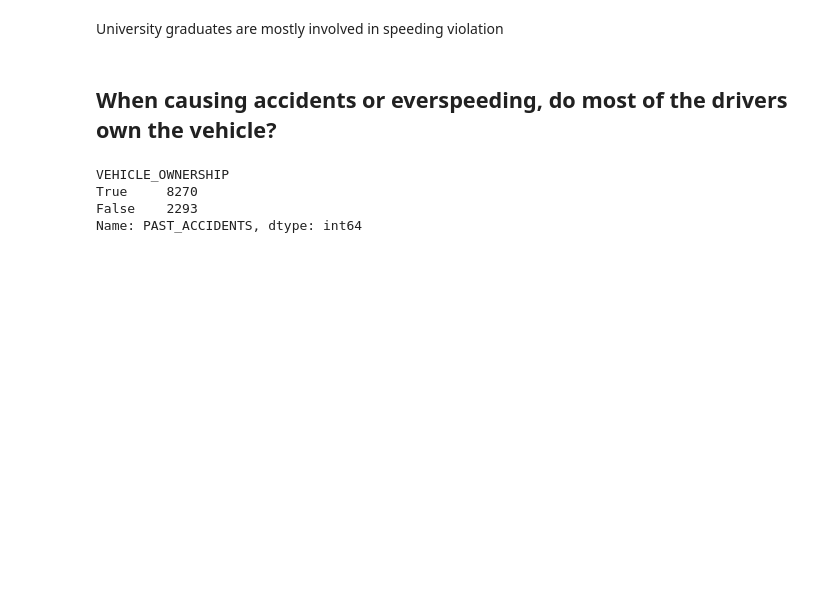
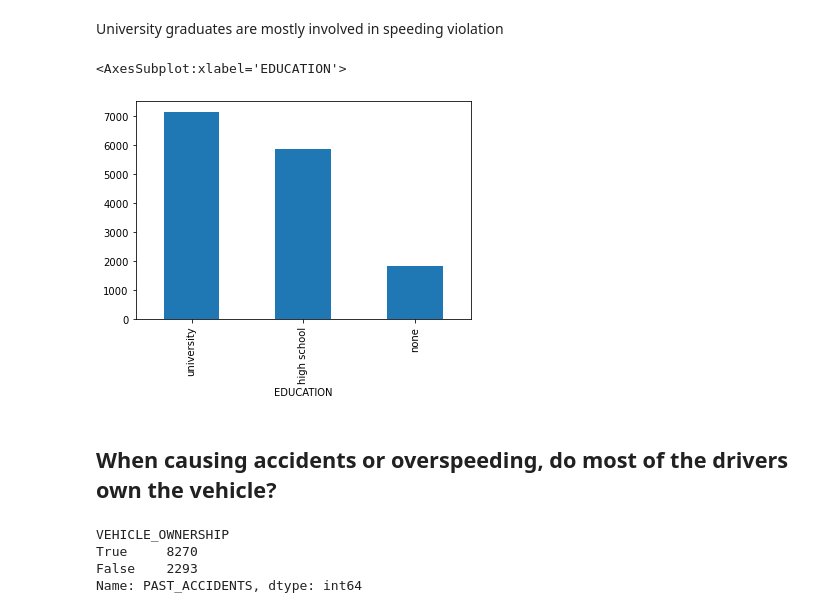
Before and after one commit to mbururyan/Road-Accidents-KE, a Jupyter notebook: Road_Accidents.ipynb, the cells around one changed output. Cells and saved outputs as stored; diff of their text form; code cells hidden in the pictures; blank space fills up the shorter version.

```diff
--- a/Road_Accidents.ipynb
+++ b/Road_Accidents.ipynb
@@ -451,8 +500,13 @@ none           1835
 Name: SPEEDING_VIOLATIONS, dtype: int64
 # %% [markdown]
 University graduates are mostly involved in speeding violation
+# %%
+education_speed.plot.bar()
+# %% [output]
+<AxesSubplot:xlabel='EDUCATION'>
+[figure, added]
 # %% [markdown]
-## When causing accidents or everspeeding, do most of the drivers own the vehicle?
+## When causing accidents or overspeeding, do most of the drivers own the vehicle?
 # %%
 # Determining whether most of the motorists involved in accidents own the vehicle or not.
 owner_accident = grouper('PAST_ACCIDENTS','VEHICLE_OWNERSHIP')
```
Also changed, not shown: parts of 53 cells of this notebook.
